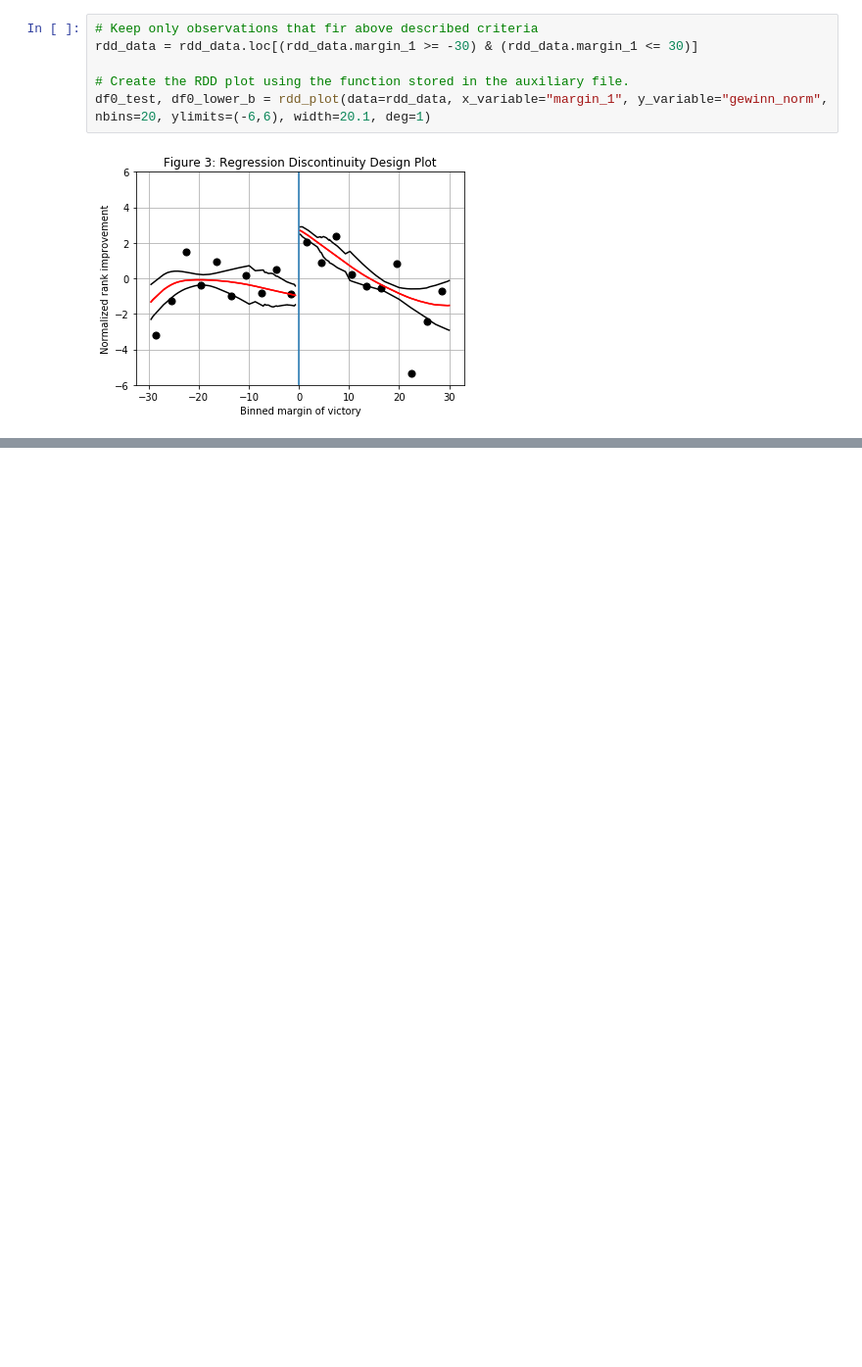
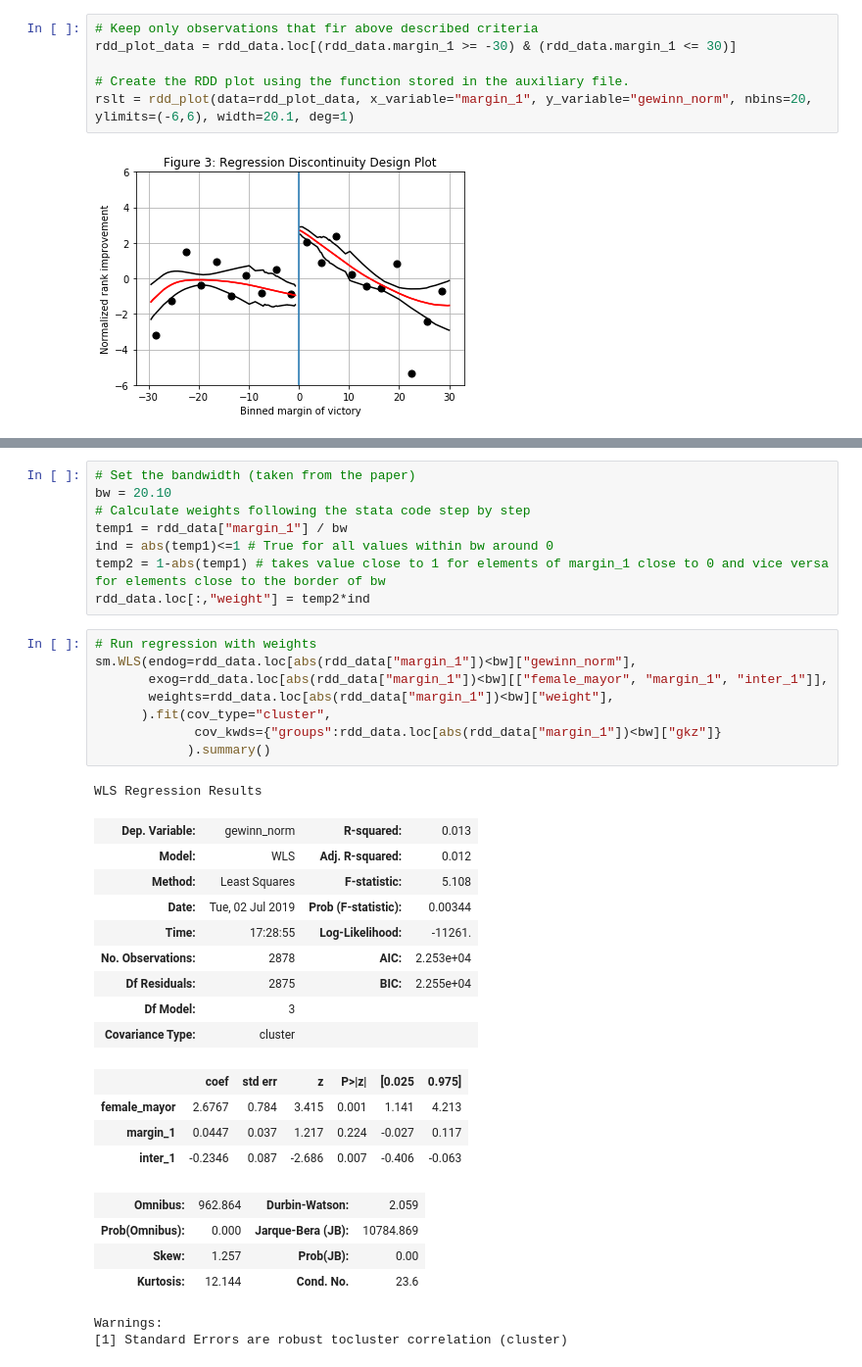
Before and after one commit to DaLueke/replication-baskeran-hessami-2018, a Jupyter notebook: student_project.ipynb, the cells around one changed output, grey strips where cells are left out. Shown at 98% size. Saved outputs shown, nothing was run; the diff lists cells and outputs as text; blank space fills up the shorter version.

Commit message:
Added replication of main results - estimation results still deviate.

```diff
--- a/student_project.ipynb
+++ b/student_project.ipynb
@@ -350,9 +349,9 @@ A clear discontinuity around the cutoff value of the margin of victory of 0, how
 In this plot, first, the running variable (female mayor candidate margin of victory) is limited o values from -30 to +30 %. This allows to focus on the part of the data which is most relevant for this analysis. Second, the authors decide to bin the observations into clusters of 3 percentage points width of the running variable. Third, local polynomial regression of the underlying observations is added (red line) estimating the relation of both variables.
 # %%
 # Keep only observations that fir above described criteria
-rdd_data = rdd_data.loc[(rdd_data.margin_1 >= -30) & (rdd_data.margin_1 <= 30)]
+rdd_plot_data = rdd_data.loc[(rdd_data.margin_1 >= -30) & (rdd_data.margin_1 <= 30)]
 
 # Create the RDD plot using the function stored in the auxiliary file.
-df0_test, df0_lower_b = rdd_plot(data=rdd_data, x_variable="margin_1", y_variable="gewinn_norm", nbins=20, ylimits=(-6,6), width=20.1, deg=1)
+rslt = rdd_plot(data=rdd_plot_data, x_variable="margin_1", y_variable="gewinn_norm", nbins=20, ylimits=(-6,6), width=20.1, deg=1)
 # %% [output]
 [figure]
@@ -358,0 +383,37 @@ df0_test, df0_lower_b = rdd_plot(data=rdd_data, x_variable="margin_1", y_variabl
+# %%
+# Set the bandwidth (taken from the paper)
+bw = 20.10
+# Calculate weights following the stata code step by step
+temp1 = rdd_data["margin_1"] / bw
+ind = abs(temp1)<=1 # True for all values within bw around 0
+temp2 = 1-abs(temp1) # takes value close to 1 for elements of margin_1 close to 0 and vice versa for elements close to the border of bw
+rdd_data.loc[:,"weight"] = temp2*ind
+# %%
+# Run regression with weights
+sm.WLS(endog=rdd_data.loc[abs(rdd_data["margin_1"])<bw]["gewinn_norm"],
+       exog=rdd_data.loc[abs(rdd_data["margin_1"])<bw][["female_mayor", "margin_1", "inter_1"]],
+       weights=rdd_data.loc[abs(rdd_data["margin_1"])<bw]["weight"],
+      ).fit(cov_type="cluster",
+             cov_kwds={"groups":rdd_data.loc[abs(rdd_data["margin_1"])<bw]["gkz"]}
+            ).summary()
+# %% [output]
+WLS Regression Results
+| Dep. Variable: | gewinn_norm | R-squared: | 0.013 |
+| Model: | WLS | Adj. R-squared: | 0.012 |
+| Method: | Least Squares | F-statistic: | 5.108 |
+| Date: | Tue, 02 Jul 2019 | Prob (F-statistic): | 0.00344 |
+| Time: | 17:28:55 | Log-Likelihood: | -11261. |
+| No. Observations: | 2878 | AIC: | 2.253e+04 |
+| Df Residuals: | 2875 | BIC: | 2.255e+04 |
+| Df Model: | 3 |  |  |
+| Covariance Type: | cluster |  |  |
+|  | coef | std err | z | P>|z| | [0.025 | 0.975] |
+| female_mayor | 2.6767 | 0.784 | 3.415 | 0.001 | 1.141 | 4.213 |
+| margin_1 | 0.0447 | 0.037 | 1.217 | 0.224 | -0.027 | 0.117 |
+| inter_1 | -0.2346 | 0.087 | -2.686 | 0.007 | -0.406 | -0.063 |
+| Omnibus: | 962.864 | Durbin-Watson: | 2.059 |
+| Prob(Omnibus): | 0.000 | Jarque-Bera (JB): | 10784.869 |
+| Skew: | 1.257 | Prob(JB): | 0.00 |
+| Kurtosis: | 12.144 | Cond. No. | 23.6 |
+Warnings:
+[1] Standard Errors are robust tocluster correlation (cluster)
```
Also changed, not shown: parts of 15 cells of this notebook.
